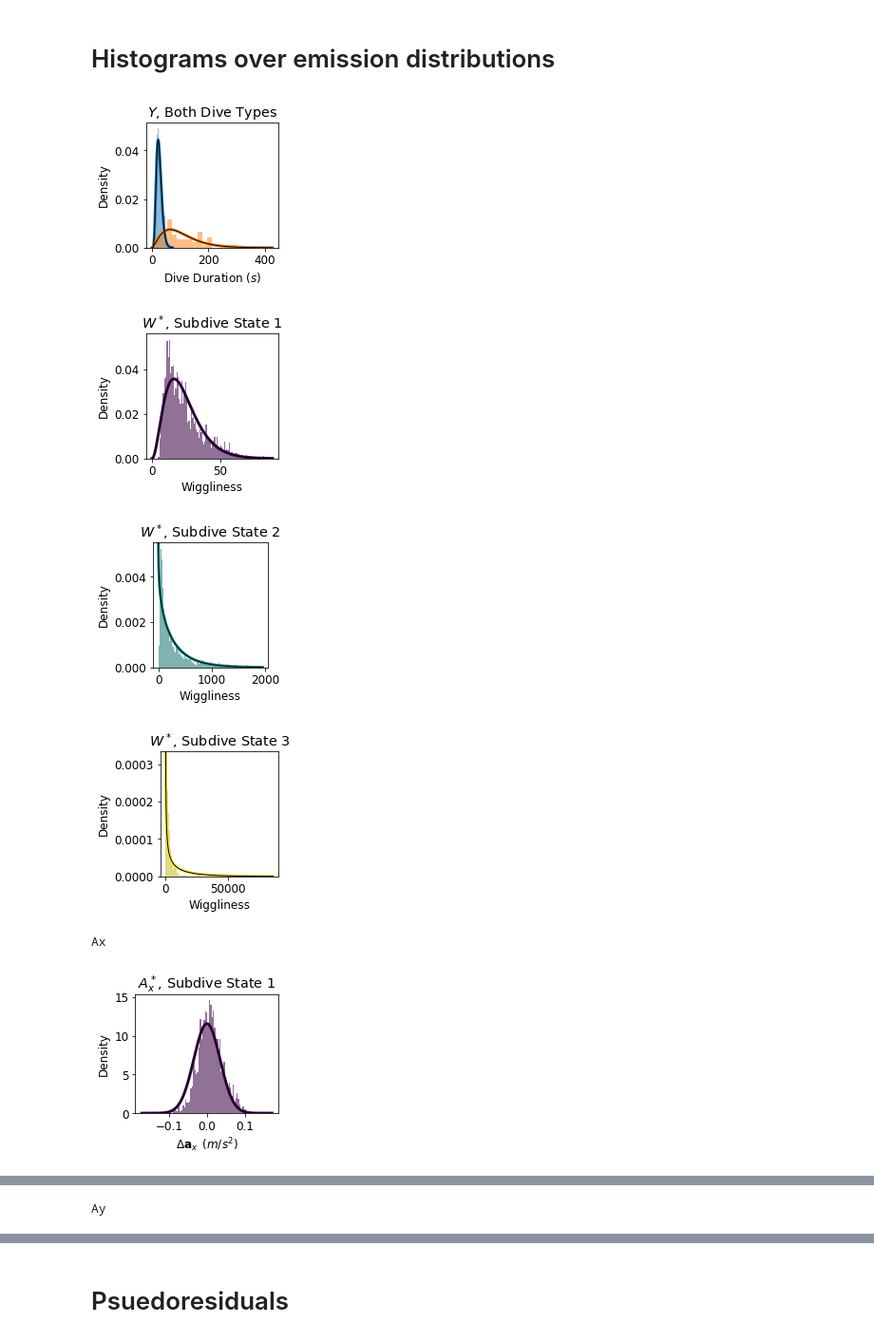
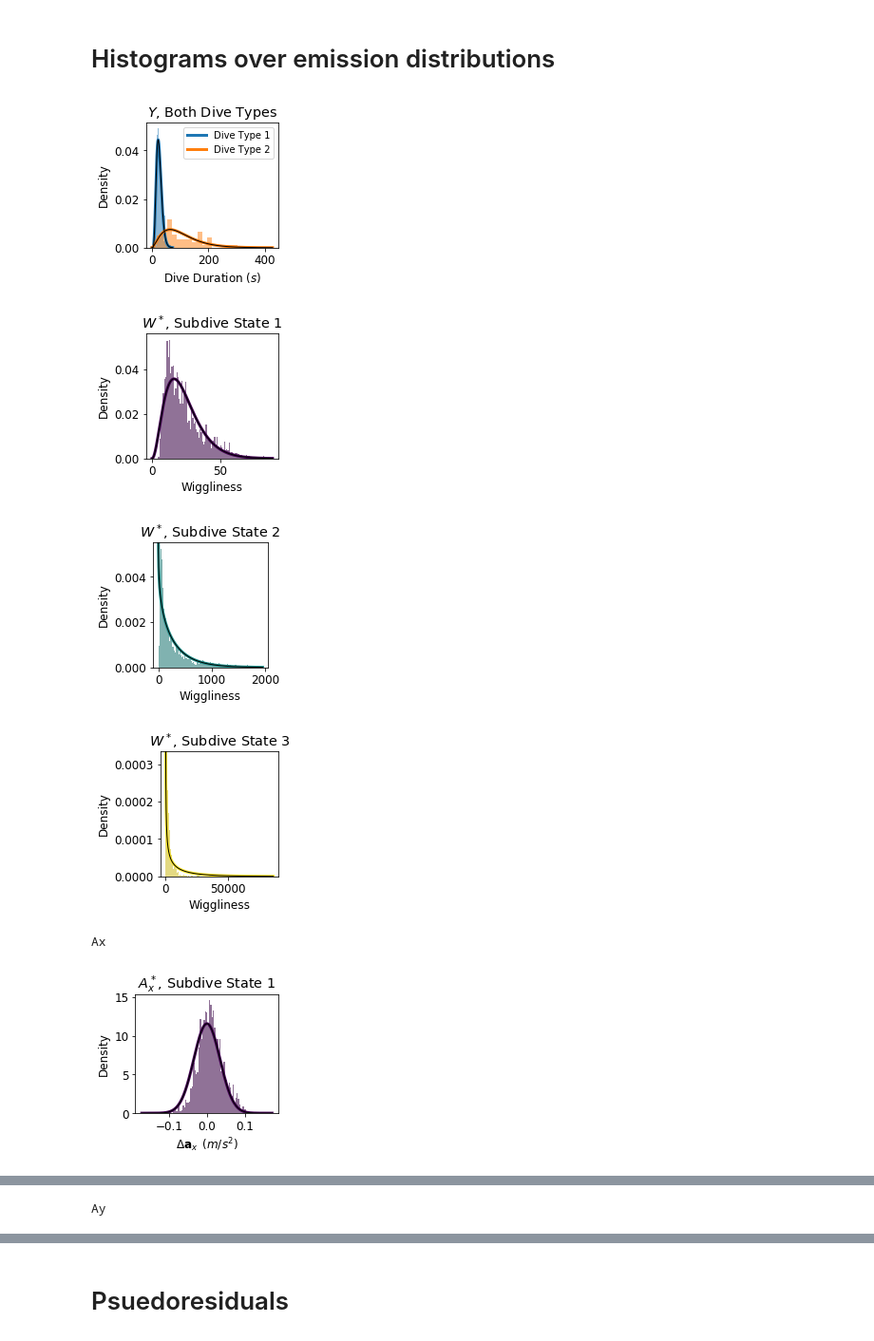
Before and after one commit to evsi8432/CarHHMM, a Jupyter notebook: Code/Final_Code.ipynb, the cells around one changed output, grey strips where cells are left out. Shown: that part at 95% size. Cells and saved outputs as stored; diff of their text form; code cells hidden in the pictures.

Commit message:
Update Plots

```diff
--- a/Code/Final_Code.ipynb
+++ b/Code/Final_Code.ipynb
@@ -447,7 +447,7 @@ for state in range(hhmm.pars.K[0]):
     plt.hist(values,weights=weights[state],density=True,bins=bins,color=dive_colors[state],alpha=0.5)
     plt.plot(x,y,color=dive_colors[state],linewidth=3)
 
-#plt.legend(['Fit Distribution 1','Fit Distribution 2','Empirical Histogram 1','Empirical Histogram 2'],fontsize=12)
+plt.legend(['Dive Type 1','Dive Type 2'],fontsize=10)
 for state in range(hhmm.pars.K[0]):
     x = np.linspace(0.01,mu[state]+5*sig[state],10000)
     y = gamma.pdf(x,shape[state],0,scale[state])
@@ -508,34 +508,34 @@ for feature in ['Ax','Ay','Az']:
     sig = hhmm.theta[1][0][feature]['sig']
     corr = expit(hhmm.theta[1][0][feature]['corr'])
 
     for state in range(hhmm.pars.K[1]):
         for dive in data:
             seg_tm1 = dive['subdive_features'][0]
             for seg in dive['subdive_features'][1:]:
                 weights[state].append(seg['subdive_state_probs'][state])
                 values[state].append(seg[feature] - (corr[state]*seg_tm1[feature] + (1.0-corr[state])*mu[state]))
                 seg_tm1 = seg
 
     for state in range(hhmm.pars.K[1]):
         plt.figure(figsize=(3,3))
         bins = np.linspace(-5*sig[state],5*sig[state],100)
         plt.hist(values[state],weights=weights[state],density=True,bins=bins,
                  color=subdive_colors[state],alpha=0.5)
         x = np.linspace(-5*sig[state],5*sig[state],10000)
         y = norm.pdf(x,0,sig[state])
         plt.plot(x,y,color=subdive_colors[state],linewidth=3)
         plt.ylabel('Density')
         plt.xlabel('$\Delta \mathbf{a}_%s \enspace (m/s^2)$'%feature[-1])
         plt.title(r'$A^*_%s$, Subdive State %d'%(feature[-1],state+1))
         #plt.legend(['Fit Distribution','Empirical Histogram'],fontsize=12)
         plt.plot(x,y,color='k',linewidth=1)
         plt.hist(values[state],weights=weights[state],density=True,bins=bins,
                  color='k',alpha=0.1)
         plt.tight_layout()
         plt.savefig('../Plots/%s_empirical_hist_%s_%d.png'%(model,feature,state),dpi=500)
         plt.show()
 # %% [output]
-[figure, old version]
+[figure, new version]
 [figure]
 [figure]
 [figure]
```
Also changed, not shown: parts of 2 cells of this notebook, 7 other files.
